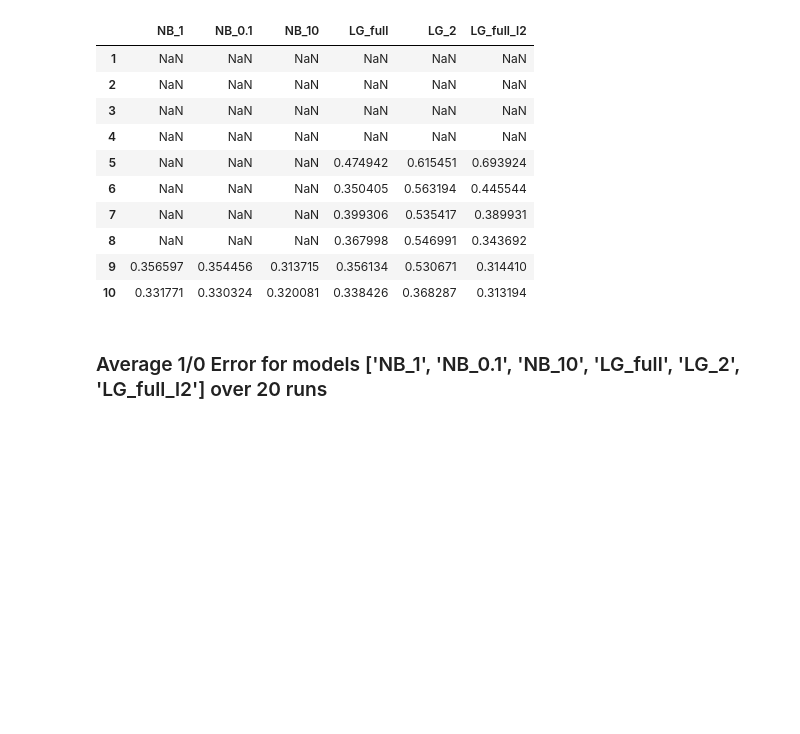
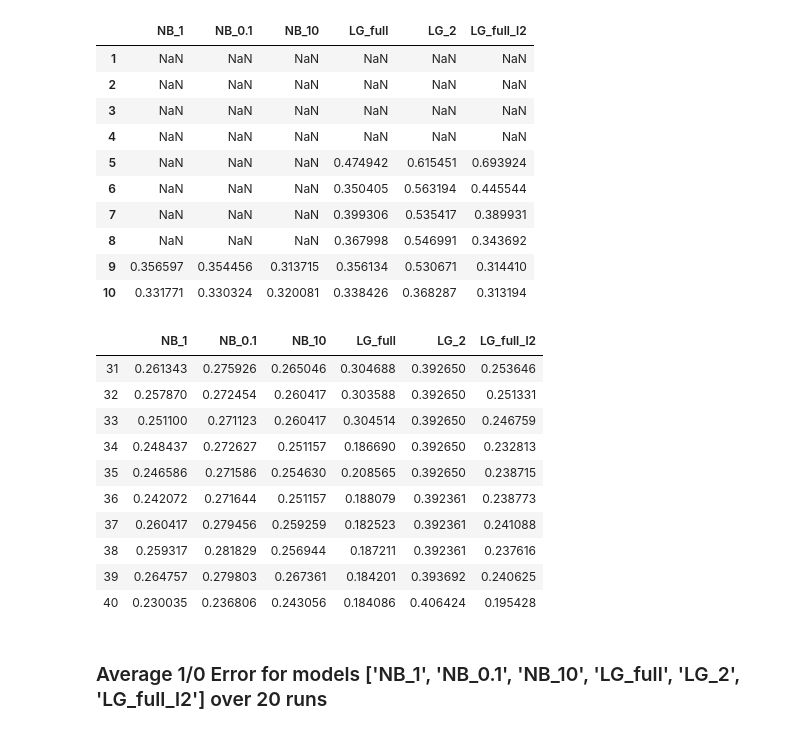
Before and after one commit to jeremy-dai/23-Statistical-Learning, a Jupyter notebook: Assignment 2/Hw2_Yizhen Dai_s2395479.ipynb, the cells around one changed output. Drawn from its saved outputs; the diff is of its cells as text; code cells hidden in the pictures; blank space fills up the shorter version.

```diff
--- a/Assignment 2/Hw2_Yizhen Dai_s2395479.ipynb
+++ b/Assignment 2/Hw2_Yizhen Dai_s2395479.ipynb
@@ -177,6 +187,20 @@ results[0:10]
 | 8 | NaN | NaN | NaN | 0.367998 | 0.546991 | 0.343692 |
 | 9 | 0.356597 | 0.354456 | 0.313715 | 0.356134 | 0.530671 | 0.314410 |
 | 10 | 0.331771 | 0.330324 | 0.320081 | 0.338426 | 0.368287 | 0.313194 |
+# %%
+results[30:40]
+# %% [output]
+|  | NB_1 | NB_0.1 | NB_10 | LG_full | LG_2 | LG_full_l2 |
+| 31 | 0.261343 | 0.275926 | 0.265046 | 0.304688 | 0.392650 | 0.253646 |
+| 32 | 0.257870 | 0.272454 | 0.260417 | 0.303588 | 0.392650 | 0.251331 |
+| 33 | 0.251100 | 0.271123 | 0.260417 | 0.304514 | 0.392650 | 0.246759 |
+| 34 | 0.248437 | 0.272627 | 0.251157 | 0.186690 | 0.392650 | 0.232813 |
+| 35 | 0.246586 | 0.271586 | 0.254630 | 0.208565 | 0.392650 | 0.238715 |
+| 36 | 0.242072 | 0.271644 | 0.251157 | 0.188079 | 0.392361 | 0.238773 |
+| 37 | 0.260417 | 0.279456 | 0.259259 | 0.182523 | 0.392361 | 0.241088 |
+| 38 | 0.259317 | 0.281829 | 0.256944 | 0.187211 | 0.392361 | 0.237616 |
+| 39 | 0.264757 | 0.279803 | 0.267361 | 0.184201 | 0.393692 | 0.240625 |
+| 40 | 0.230035 | 0.236806 | 0.243056 | 0.184086 | 0.406424 | 0.195428 |
 # %% [markdown]
 ### Average 1/0 Error for models ['NB_1', 'NB_0.1', 'NB_10', 'LG_full', 'LG_2', 'LG_full_l2'] over 20 runs
 # %%
```
Also changed, not shown: parts of 6 cells of this notebook, 2 other files.
